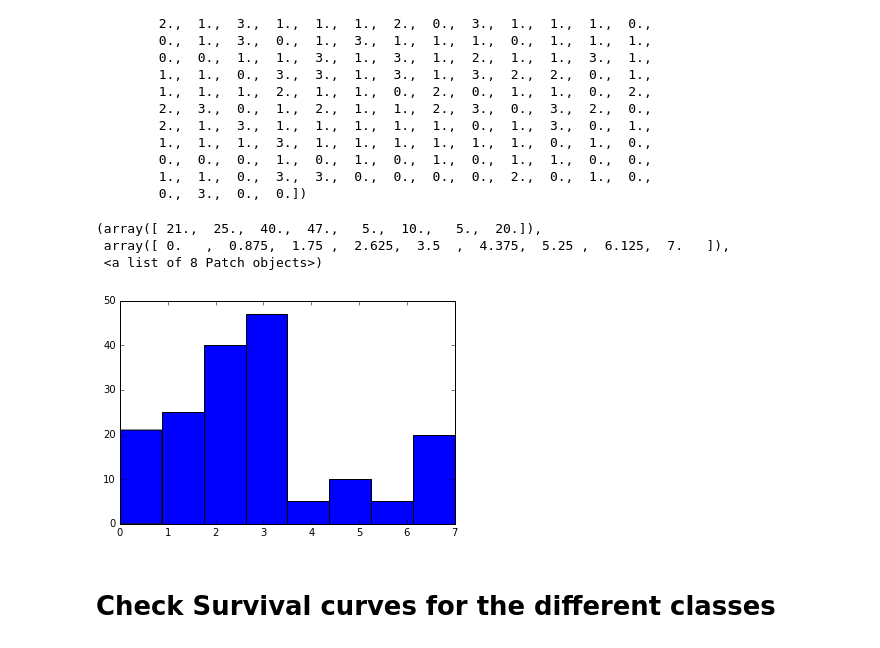
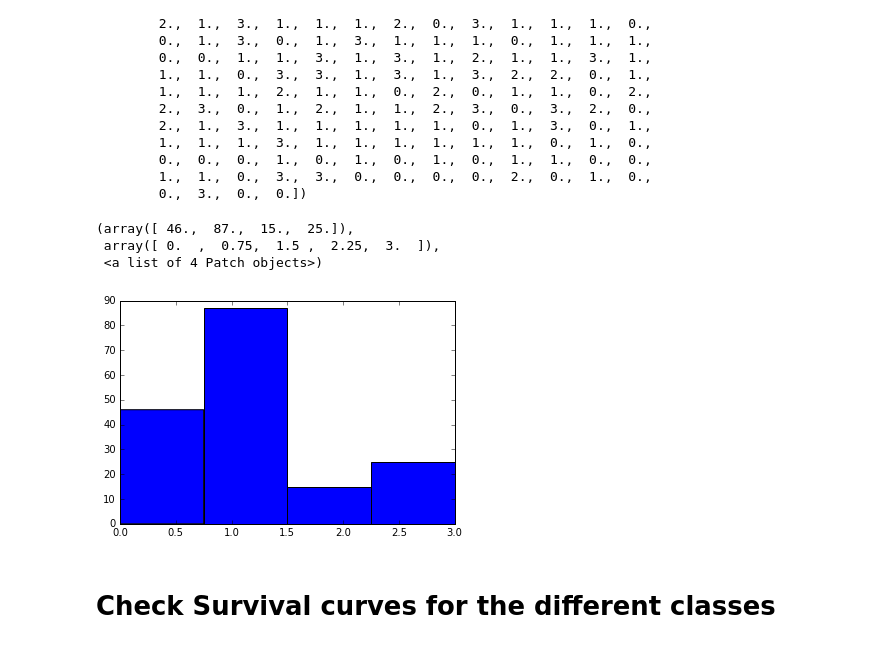
Before and after one commit to glgerard/MDBN, a Jupyter notebook: notebooks/Display Output Layers (Run 2016-12-11_1841)-AML.ipynb, the cells around one changed output. Drawn from its saved outputs; the diff is of its cells as text; code cells hidden in the pictures.

```diff
--- a/notebooks/Display Output Layers (Run 2016-12-11_1841)-AML.ipynb
+++ b/notebooks/Display Output Layers (Run 2016-12-11_1841)-AML.ipynb
@@ -96,12 +94,12 @@ array([ 0.,  1.,  1.,  3.,  1.,  0.,  0.,  1.,  1.,  1.,  1.,  1.,  1.,
         1.,  1.,  0.,  3.,  3.,  0.,  0.,  0.,  0.,  2.,  0.,  1.,  0.,
         0.,  3.,  0.,  0.])
 # %%
-plt.hist(cl,bins=8)
+plt.hist(cl,bins=4)
 # %% [output]
-(array([ 21.,  25.,  40.,  47.,   5.,  10.,   5.,  20.]),
- array([ 0.   ,  0.875,  1.75 ,  2.625,  3.5  ,  4.375,  5.25 ,  6.125,  7.   ]),
- <a list of 8 Patch objects>)
+(array([ 46.,  87.,  15.,  25.]),
+ array([ 0.  ,  0.75,  1.5 ,  2.25,  3.  ]),
+ <a list of 4 Patch objects>)
-[figure, old version]
+[figure, new version]
 # %% [markdown]
 Check Survival curves for the different classes
 ===============================================
```
Also changed, not shown: parts of 2 cells of this notebook.
